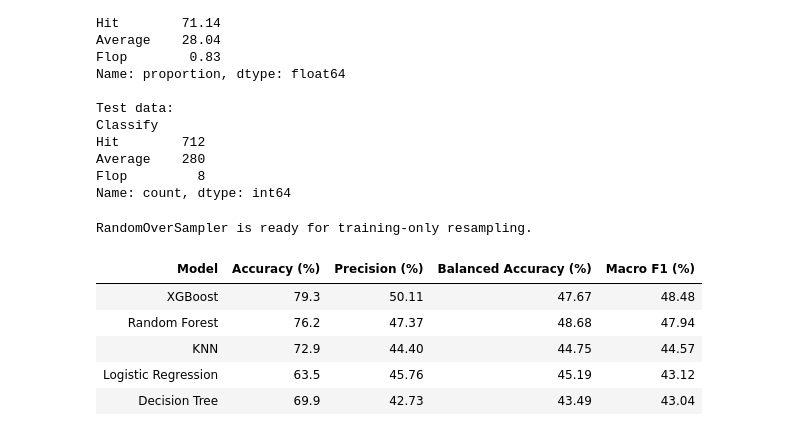
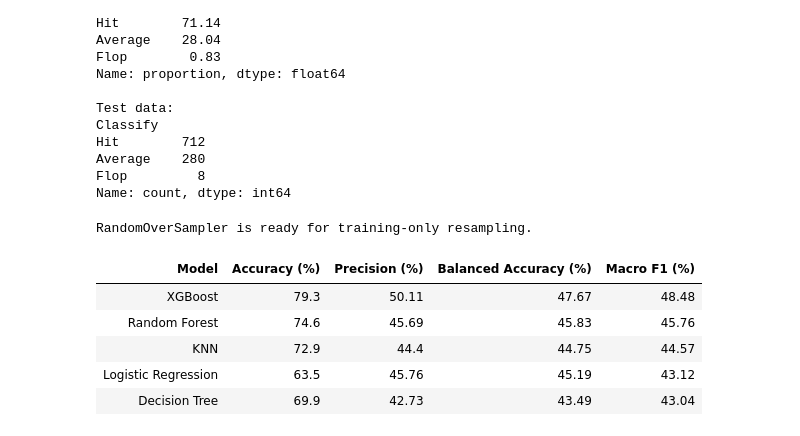
Before and after one commit to dhanushkrishnanau-blip/Movie_Success_Prediction, a Jupyter notebook: ASSETS/BIA_CAPSTONE.ipynb, the cells around one changed output. Cells and saved outputs as stored; diff of their text form; code cells hidden in the pictures.

Commit message:
Align notebook and site Random Forest metrics
Co-authored-by: Copilot <223556219+Copilot@users.noreply.github.com>

```diff
--- a/ASSETS/BIA_CAPSTONE.ipynb
+++ b/ASSETS/BIA_CAPSTONE.ipynb
@@ -794,25 +827,25 @@ RandomOverSampler is ready for training-only resampling.
 # %%
 import pandas as pd
 
-# Saved holdout results from the model comparison above.
+# Random Forest uses the same ten inputs and holdout evaluation as the deployed site.
 comparison_table = pd.DataFrame([
     ('XGBoost', 79.3, 50.11, 47.67, 48.48),
-    ('Random Forest', 76.2, 47.37, 48.68, 47.94),
+    ('Random Forest', 74.6, 45.69, 45.83, 45.76),
     ('KNN', 72.9, 44.4, 44.75, 44.57),
     ('Logistic Regression', 63.5, 45.76, 45.19, 43.12),
     ('Decision Tree', 69.9, 42.73, 43.49, 43.04),
 ], columns=[
     'Model',
     'Accuracy (%)',
     'Precision (%)',
     'Balanced Accuracy (%)',
     'Macro F1 (%)',
 ])
 display(comparison_table)
 # %% [output]
 | Model | Accuracy (%) | Precision (%) | Balanced Accuracy (%) | Macro F1 (%) |
 | XGBoost | 79.3 | 50.11 | 47.67 | 48.48 |
-| Random Forest | 76.2 | 47.37 | 48.68 | 47.94 |
-| KNN | 72.9 | 44.40 | 44.75 | 44.57 |
+| Random Forest | 74.6 | 45.69 | 45.83 | 45.76 |
+| KNN | 72.9 | 44.4 | 44.75 | 44.57 |
 | Logistic Regression | 63.5 | 45.76 | 45.19 | 43.12 |
 | Decision Tree | 69.9 | 42.73 | 43.49 | 43.04 |
```
Also changed, not shown: parts of 3 cells of this notebook, 5 other files.
